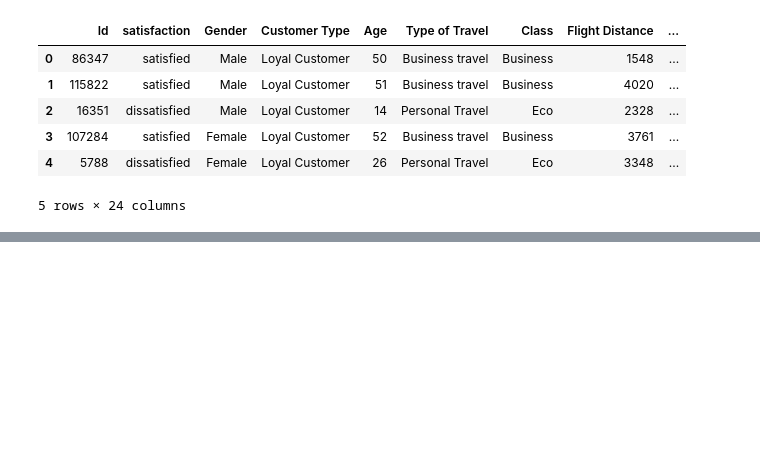
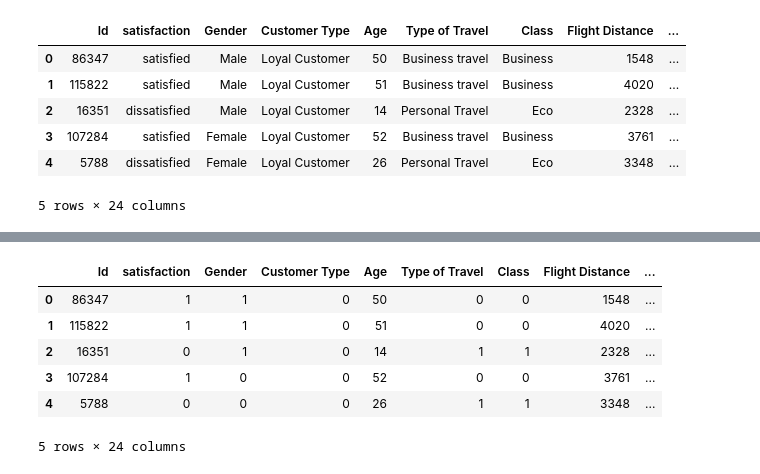
Before and after one commit to ik0zy/Fly-High-With-FDS, a Jupyter notebook: notebook.ipynb, the cells around one changed output, grey strips where cells are left out. Cells and saved outputs as stored; diff of their text form; code cells hidden in the pictures; blank space fills up the shorter version.

```diff
--- a/notebook.ipynb
+++ b/notebook.ipynb
@@ -60,0 +74,24 @@ df.head()
+# %%
+from sklearn.preprocessing import LabelEncoder
+
+# Assuming df is your DataFrame
+# Identify object columns
+object_columns = df.select_dtypes(include=['object']).columns
+
+# Apply Label Encoding to each object column
+label_encoders = {}
+for col in object_columns:
+    le = LabelEncoder()
+    df[col] = le.fit_transform(df[col])
+    label_encoders[col] = le
+
+# Now df has object columns converted to numerical values using Label Encoding
+df.head()
+# %% [output]
+|  | Id | satisfaction | Gender | Customer Type | Age | Type of Travel | Class | Flight Distance | ... |
+| 0 | 86347 | 1 | 1 | 0 | 50 | 0 | 0 | 1548 | ... |
+| 1 | 115822 | 1 | 1 | 0 | 51 | 0 | 0 | 4020 | ... |
+| 2 | 16351 | 0 | 1 | 0 | 14 | 1 | 1 | 2328 | ... |
+| 3 | 107284 | 1 | 0 | 0 | 52 | 0 | 0 | 3761 | ... |
+| 4 | 5788 | 0 | 0 | 0 | 26 | 1 | 1 | 3348 | ... |
+5 rows × 24 columns
```
Also changed, not shown: parts of 1 cell of this notebook.
